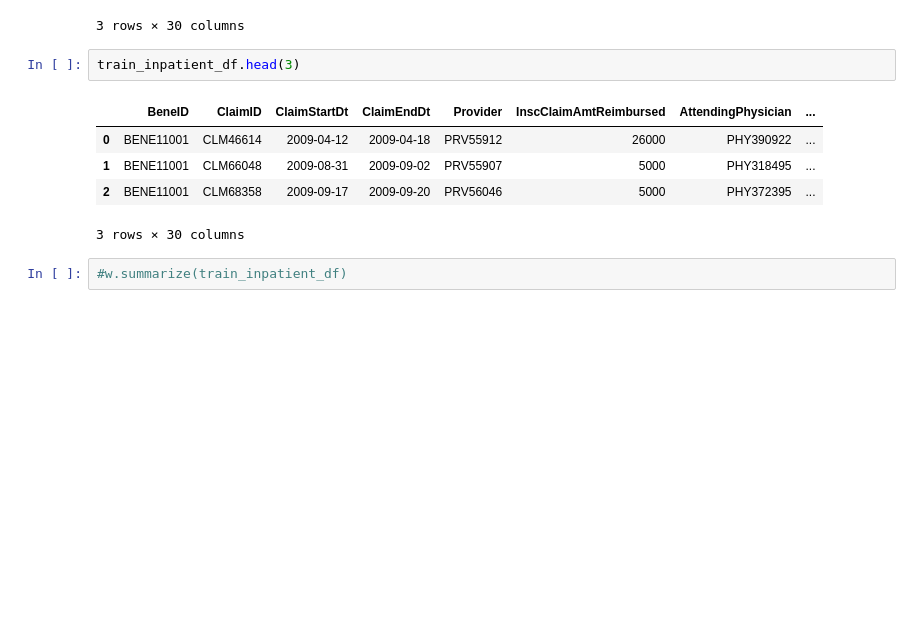
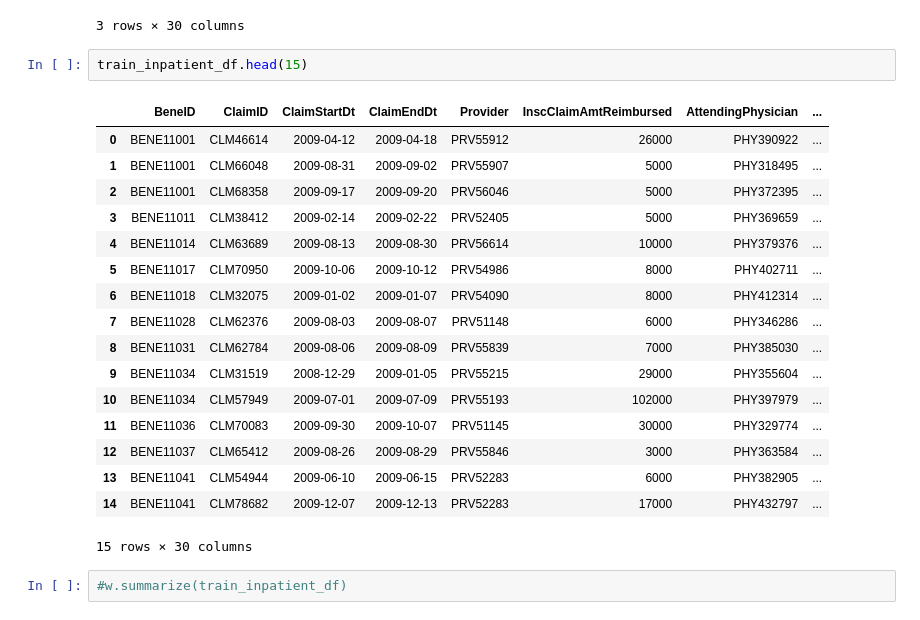
Before and after one commit to AswathyRadha100/Fraud_Detection_In_Healthcare, a Jupyter notebook: Workbooks/Aswathy/Rough_notebook.ipynb, the cells around one changed output. Drawn from its saved outputs; the diff is of its cells as text; blank space fills up the shorter version.

```diff
--- a/Workbooks/Aswathy/Rough_notebook.ipynb
+++ b/Workbooks/Aswathy/Rough_notebook.ipynb
@@ -387,13 +387,25 @@ inpatient_df.head(3)
 | 2 | BENE11001 | CLM68358 | 2009-09-17 | 2009-09-20 | PRV56046 | 5000 | PHY372395 | ... |
 3 rows × 30 columns
 # %%
-train_inpatient_df.head(3)
+train_inpatient_df.head(15)
 # %% [output]
 |  | BeneID | ClaimID | ClaimStartDt | ClaimEndDt | Provider | InscClaimAmtReimbursed | AttendingPhysician | ... |
 | 0 | BENE11001 | CLM46614 | 2009-04-12 | 2009-04-18 | PRV55912 | 26000 | PHY390922 | ... |
 | 1 | BENE11001 | CLM66048 | 2009-08-31 | 2009-09-02 | PRV55907 | 5000 | PHY318495 | ... |
 | 2 | BENE11001 | CLM68358 | 2009-09-17 | 2009-09-20 | PRV56046 | 5000 | PHY372395 | ... |
+| 3 | BENE11011 | CLM38412 | 2009-02-14 | 2009-02-22 | PRV52405 | 5000 | PHY369659 | ... |
+| 4 | BENE11014 | CLM63689 | 2009-08-13 | 2009-08-30 | PRV56614 | 10000 | PHY379376 | ... |
+| 5 | BENE11017 | CLM70950 | 2009-10-06 | 2009-10-12 | PRV54986 | 8000 | PHY402711 | ... |
+| 6 | BENE11018 | CLM32075 | 2009-01-02 | 2009-01-07 | PRV54090 | 8000 | PHY412314 | ... |
+| 7 | BENE11028 | CLM62376 | 2009-08-03 | 2009-08-07 | PRV51148 | 6000 | PHY346286 | ... |
+| 8 | BENE11031 | CLM62784 | 2009-08-06 | 2009-08-09 | PRV55839 | 7000 | PHY385030 | ... |
+| 9 | BENE11034 | CLM31519 | 2008-12-29 | 2009-01-05 | PRV55215 | 29000 | PHY355604 | ... |
+| 10 | BENE11034 | CLM57949 | 2009-07-01 | 2009-07-09 | PRV55193 | 102000 | PHY397979 | ... |
+| 11 | BENE11036 | CLM70083 | 2009-09-30 | 2009-10-07 | PRV51145 | 30000 | PHY329774 | ... |
+| 12 | BENE11037 | CLM65412 | 2009-08-26 | 2009-08-29 | PRV55846 | 3000 | PHY363584 | ... |
+| 13 | BENE11041 | CLM54944 | 2009-06-10 | 2009-06-15 | PRV52283 | 6000 | PHY382905 | ... |
+| 14 | BENE11041 | CLM78682 | 2009-12-07 | 2009-12-13 | PRV52283 | 17000 | PHY432797 | ... |
-3 rows × 30 columns
+15 rows × 30 columns
 # %%
 #w.summarize(train_inpatient_df)
 # %%
```
Also changed, not shown: parts of 8 cells of this notebook.
